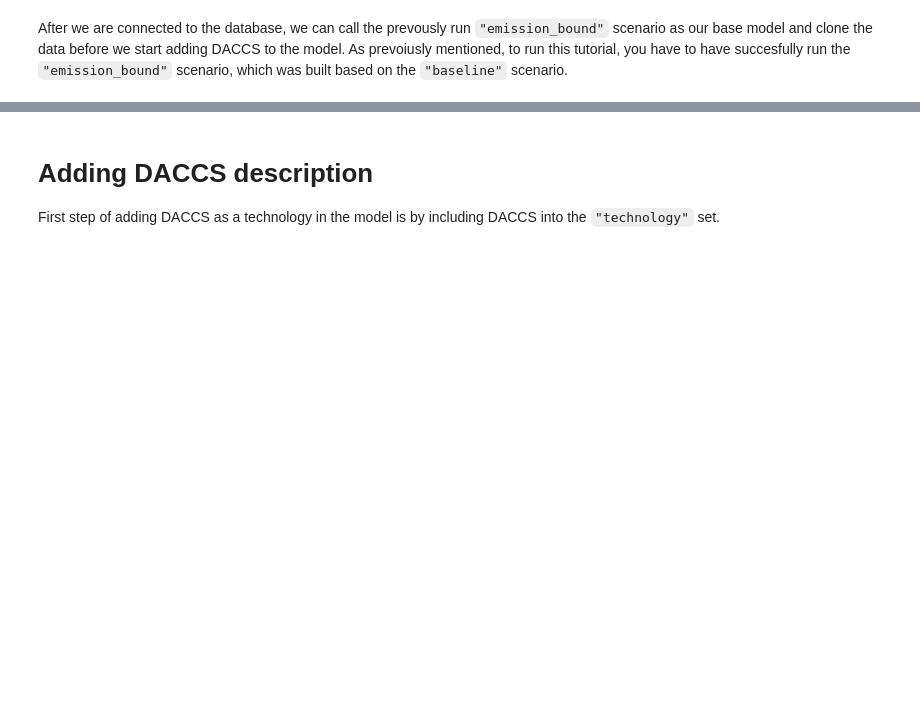
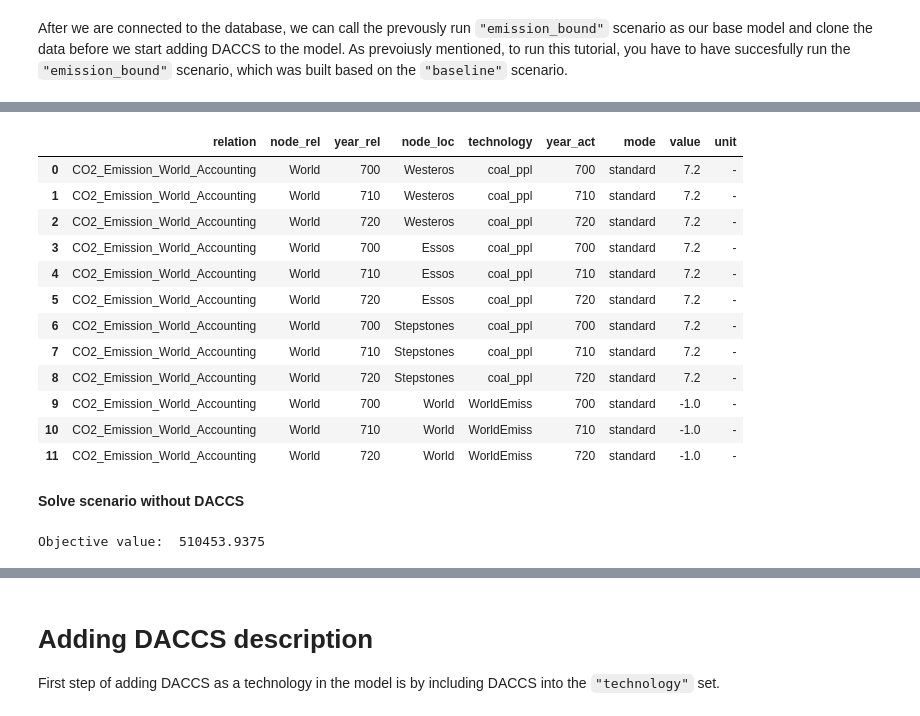
Before and after one commit to ywpratama/message_ix, a Jupyter notebook: tutorial/westeros/tutorial_add_dac/westeros_multinode_emissions_bounds_daccs.ipynb, the cells around one changed output, grey strips where cells are left out. Cells and saved outputs as stored; diff of their text form; code cells hidden in the pictures; blank space fills up the shorter version.

```diff
--- a/tutorial/westeros/tutorial_add_dac/westeros_multinode_emissions_bounds_daccs.ipynb
+++ b/tutorial/westeros/tutorial_add_dac/westeros_multinode_emissions_bounds_daccs.ipynb
@@ -123,0 +234,16 @@ print('Objective value: ', scenario.var("OBJ")["lvl"])
+# %%
+scenario.par("relation_activity")
+# %% [output]
+|  | relation | node_rel | year_rel | node_loc | technology | year_act | mode | value | unit |
+| 0 | CO2_Emission_World_Accounting | World | 700 | Westeros | coal_ppl | 700 | standard | 7.2 | - |
+| 1 | CO2_Emission_World_Accounting | World | 710 | Westeros | coal_ppl | 710 | standard | 7.2 | - |
+| 2 | CO2_Emission_World_Accounting | World | 720 | Westeros | coal_ppl | 720 | standard | 7.2 | - |
+| 3 | CO2_Emission_World_Accounting | World | 700 | Essos | coal_ppl | 700 | standard | 7.2 | - |
+| 4 | CO2_Emission_World_Accounting | World | 710 | Essos | coal_ppl | 710 | standard | 7.2 | - |
+| 5 | CO2_Emission_World_Accounting | World | 720 | Essos | coal_ppl | 720 | standard | 7.2 | - |
+| 6 | CO2_Emission_World_Accounting | World | 700 | Stepstones | coal_ppl | 700 | standard | 7.2 | - |
+| 7 | CO2_Emission_World_Accounting | World | 710 | Stepstones | coal_ppl | 710 | standard | 7.2 | - |
+| 8 | CO2_Emission_World_Accounting | World | 720 | Stepstones | coal_ppl | 720 | standard | 7.2 | - |
+| 9 | CO2_Emission_World_Accounting | World | 700 | World | WorldEmiss | 700 | standard | -1.0 | - |
+| 10 | CO2_Emission_World_Accounting | World | 710 | World | WorldEmiss | 710 | standard | -1.0 | - |
+| 11 | CO2_Emission_World_Accounting | World | 720 | World | WorldEmiss | 720 | standard | -1.0 | - |
@@ -123,0 +255,12 @@ print('Objective value: ', scenario.var("OBJ")["lvl"])
+# %% [markdown]
+**Solve scenario without DACCS**
+# %%
+scenario.commit(comment="Multinode scenario emission bound without daccs")
+scenario.set_as_default()
+
+scenario.solve()
+scenario.var("OBJ")["lvl"]
+
+print('Objective value: ', scenario.var("OBJ")["lvl"])
+# %% [output]
+Objective value:  510453.9375
```
Also changed, not shown: parts of 33 cells of this notebook, 3 other files.
